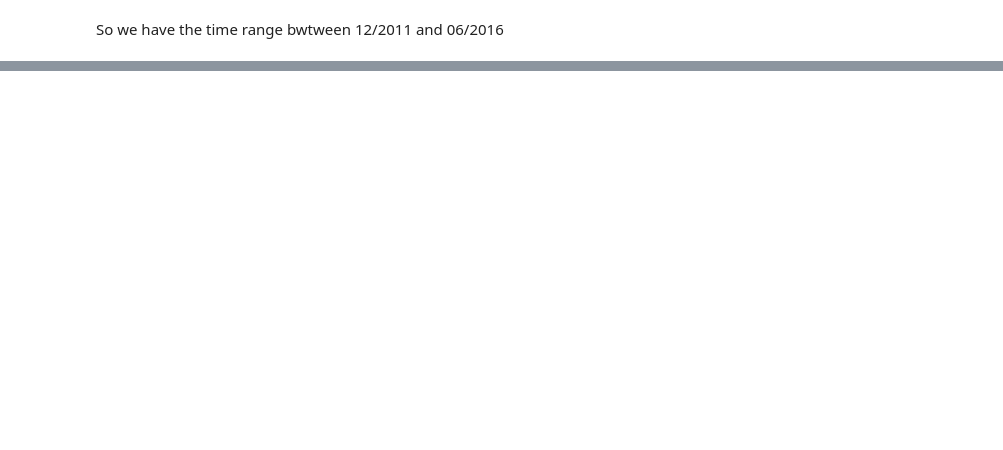
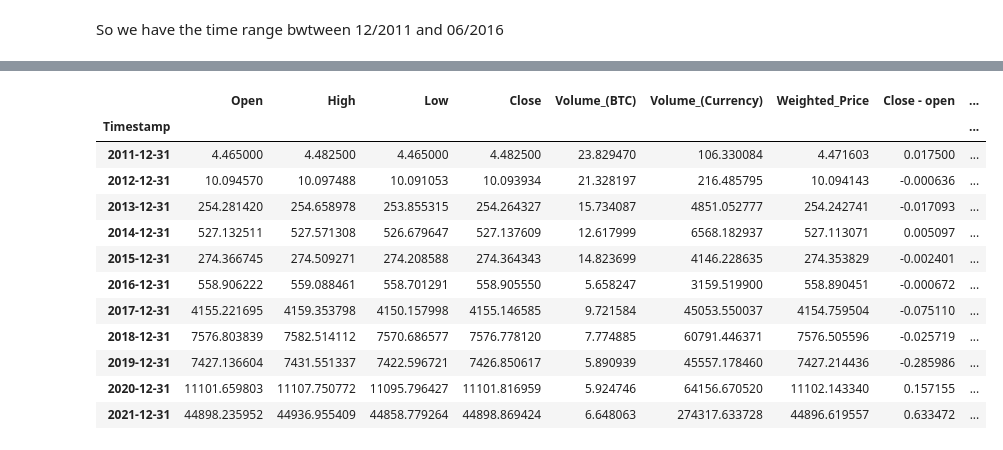
Before and after one commit to abhi311295/Bitcoin-Price-Analysis, a Jupyter notebook: Bitcoin_Price_Prediction.ipynb, the cells around one changed output, grey strips where cells are left out. Cells and saved outputs as stored; diff of their text form; code cells hidden in the pictures; blank space fills up the shorter version.

```diff
--- a/Bitcoin_Price_Prediction.ipynb
+++ b/Bitcoin_Price_Prediction.ipynb
@@ -131,0 +172,17 @@ So we have the time range bwtween 12/2011 and 06/2016
+# %%
+df_g = df.groupby(pd.Grouper(key="Timestamp" , freq='y')).mean()
+df_g
+# %% [output]
+|  | Open | High | Low | Close | Volume_(BTC) | Volume_(Currency) | Weighted_Price | Close - open | ... |
+| Timestamp |  |  |  |  |  |  |  |  | ... |
+| 2011-12-31 | 4.465000 | 4.482500 | 4.465000 | 4.482500 | 23.829470 | 106.330084 | 4.471603 | 0.017500 | ... |
+| 2012-12-31 | 10.094570 | 10.097488 | 10.091053 | 10.093934 | 21.328197 | 216.485795 | 10.094143 | -0.000636 | ... |
+| 2013-12-31 | 254.281420 | 254.658978 | 253.855315 | 254.264327 | 15.734087 | 4851.052777 | 254.242741 | -0.017093 | ... |
+| 2014-12-31 | 527.132511 | 527.571308 | 526.679647 | 527.137609 | 12.617999 | 6568.182937 | 527.113071 | 0.005097 | ... |
+| 2015-12-31 | 274.366745 | 274.509271 | 274.208588 | 274.364343 | 14.823699 | 4146.228635 | 274.353829 | -0.002401 | ... |
+| 2016-12-31 | 558.906222 | 559.088461 | 558.701291 | 558.905550 | 5.658247 | 3159.519900 | 558.890451 | -0.000672 | ... |
+| 2017-12-31 | 4155.221695 | 4159.353798 | 4150.157998 | 4155.146585 | 9.721584 | 45053.550037 | 4154.759504 | -0.075110 | ... |
+| 2018-12-31 | 7576.803839 | 7582.514112 | 7570.686577 | 7576.778120 | 7.774885 | 60791.446371 | 7576.505596 | -0.025719 | ... |
+| 2019-12-31 | 7427.136604 | 7431.551337 | 7422.596721 | 7426.850617 | 5.890939 | 45557.178460 | 7427.214436 | -0.285986 | ... |
+| 2020-12-31 | 11101.659803 | 11107.750772 | 11095.796427 | 11101.816959 | 5.924746 | 64156.670520 | 11102.143340 | 0.157155 | ... |
+| 2021-12-31 | 44898.235952 | 44936.955409 | 44858.779264 | 44898.869424 | 6.648063 | 274317.633728 | 44896.619557 | 0.633472 | ... |
```
Also changed, not shown: parts of 18 cells of this notebook.
